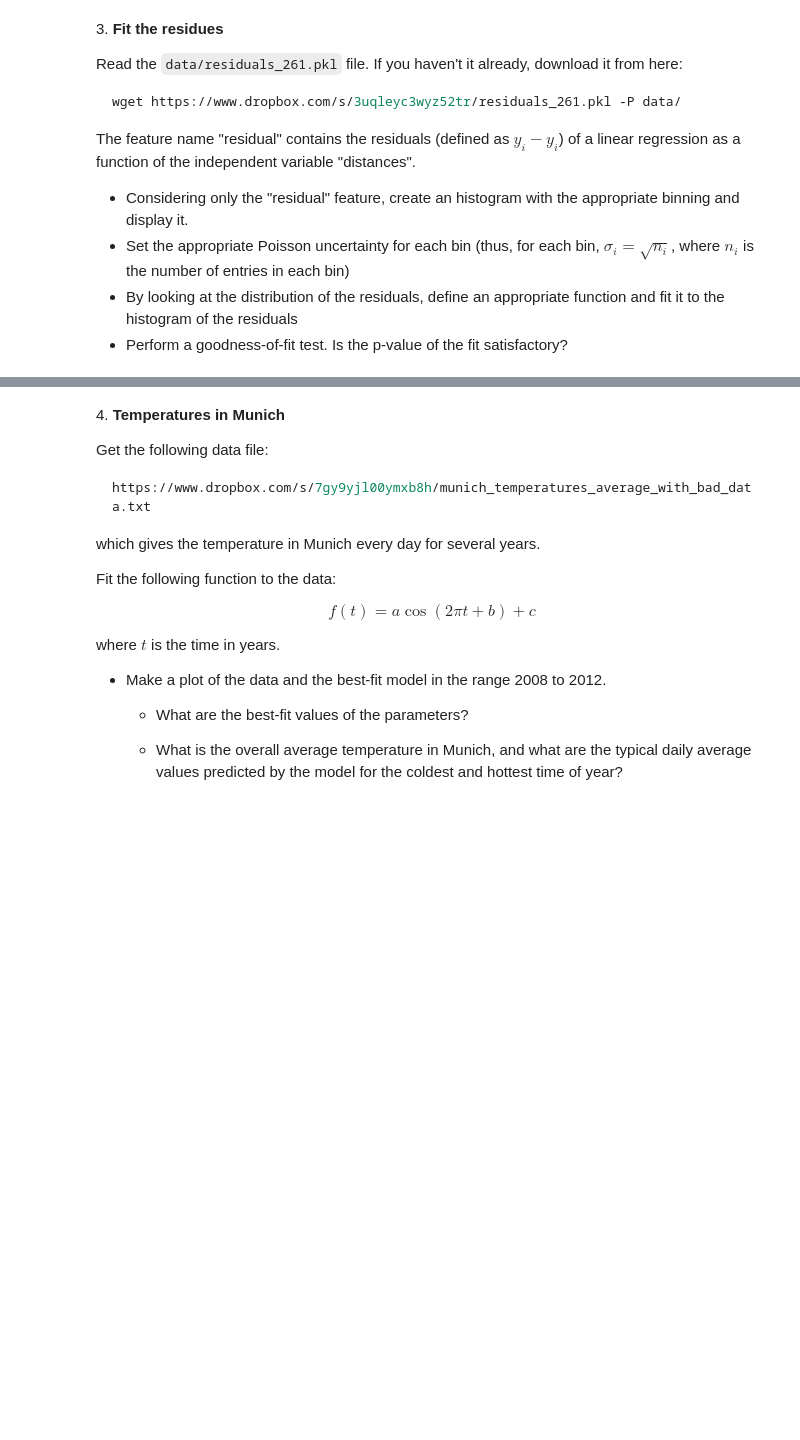
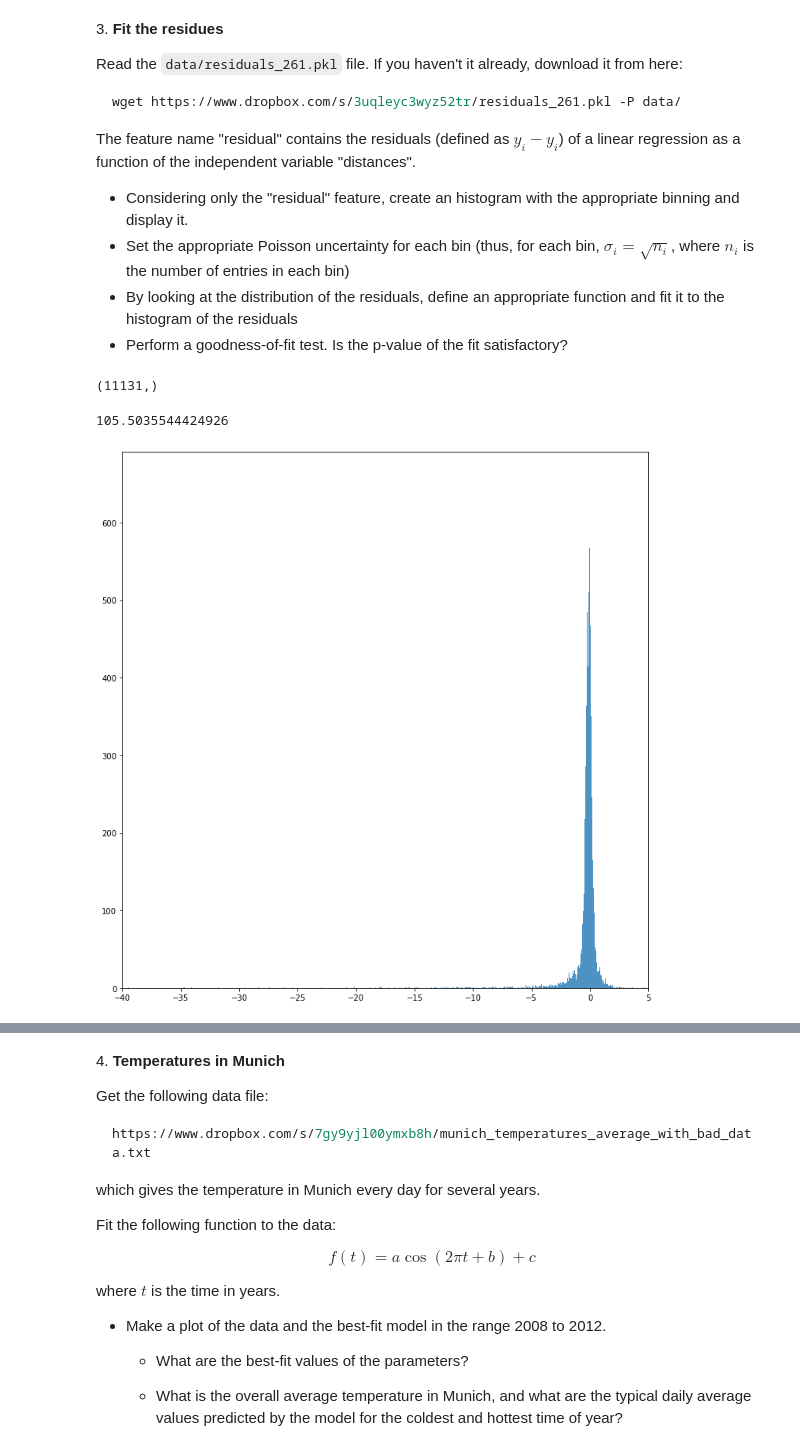
Before and after one commit to tommasoamico/LaboratoryOfComputationalPhysics_Y4, a Jupyter notebook: 08ex_fitting.ipynb, the cells around one changed output, grey strips where cells are left out. Cells and saved outputs as stored; diff of their text form; code cells hidden in the pictures; blank space fills up the shorter version.

Commit message:
Started exercise 3 (and data imported)

```diff
--- a/08ex_fitting.ipynb
+++ b/08ex_fitting.ipynb
@@ -281,0 +286,39 @@ The feature name "residual" contains the residuals (defined as $y_i - \hat{y}_i$
+# %%
+# Importing the data
+file = pd.read_pickle(r'lab_data/residuals_261.pkl')
+df=pd.DataFrame.from_dict(file.item())
+df.head()
+print(df['residuals'].shape)
+# %% [output]
+(11131,)
+# %%
+print(np.sqrt(11131))
+# %% [output]
+105.5035544424926
+# %%
+fig, ax = plt.subplots(nrows= 1, ncols=1, figsize=(10, 10))
+ax.hist(df['residuals'], bins='fd', alpha=0.8)
+ax.set_xlim([-40, 5])
+
+#entries1, edges1, _ = ax[0,1].hist(df['residuals'], bins=20, edgecolor='black', alpha=0.8)
+#bin_centers1 = 0.5 * (edges1[:-1] + edges1[1:])
+#poisson_err1 = np.sqrt(entries1)
+#ax[0,1].set_ylim([0, 15])
+#ax[0,1].set_xlim([-175, 30])
+
+
+#entries2, edges2, _ = ax[1,0].hist(df['residuals'], bins=30, edgecolor='black', alpha=0.8)
+#bin_centers2 = 0.5 * (edges2[:-1] + edges2[1:])
+#poisson_err2 = np.sqrt(entries2)
+#ax[1,0].set_ylim([4000, 6750])
+#ax[1,0].set_xlim([-25, 30])
+#ax[1,0].errorbar(bin_centers2, entries2, yerr=poisson_err2, fmt='r.' , label='Error bars')
+
+
+#ax[1,1].hist(df['residuals'], bins=20, edgecolor='black', alpha=0.8)
+#ax[1,1].set_ylim([0, 15])
+#ax[1,1].set_xlim([-175, 30])
+#ax[1,1].errorbar(bin_centers1, entries1, yerr=poisson_err1, fmt='r.' , label='Error bars')
+fig.tight_layout()
+# %% [output]
+[figure, added]
```
Also changed, not shown: parts of 7 cells of this notebook, 1 other file.
